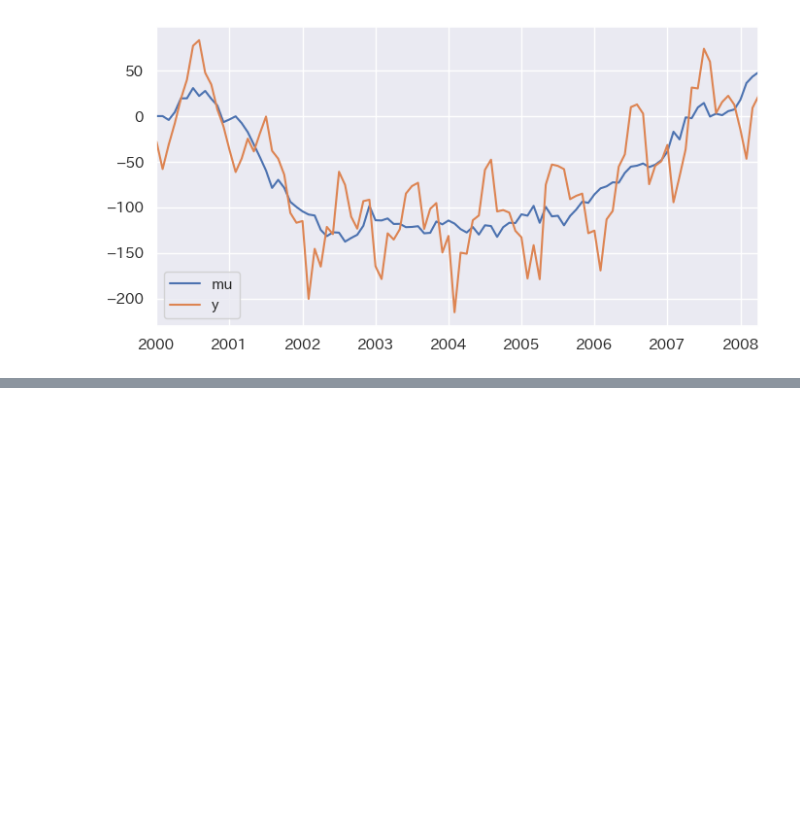
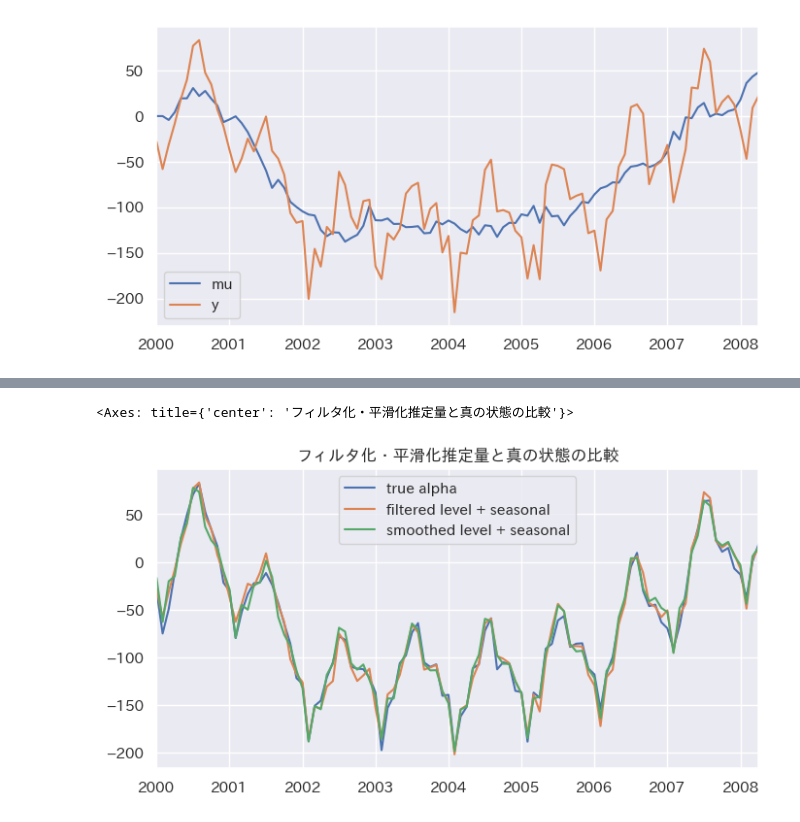
Before and after one commit to maton369/Python_Time_Series_Intro, a Jupyter notebook: 5-5-基本構造時系列モデル.ipynb, the cells around one changed output, grey strips where cells are left out. Cells and saved outputs as stored; diff of their text form; code cells hidden in the pictures; blank space fills up the shorter version.

```diff
--- a/5-5-基本構造時系列モデル.ipynb
+++ b/5-5-基本構造時系列モデル.ipynb
@@ -990,0 +1088,52 @@ bsts_df[["mu", "y"]].plot()
+# %%
+# ======================================================
+# 🎯 フィルタ化・平滑化推定量の比較（BSTSモデル）
+# ======================================================
+
+# ------------------------------------------------------
+# 🔹 1. データの準備
+# ------------------------------------------------------
+# フィルタ化推定量と平滑化推定量をそれぞれ加算（レベル＋季節成分）
+plot_df = pd.DataFrame(
+    {
+        "true alpha": bsts_df["alpha"],  # 真の状態
+        "filtered level + seasonal": (
+            res_bsts.level["filtered"] + res_bsts.seasonal["filtered"]
+        ),
+        "smoothed level + seasonal": (
+            res_bsts.level["smoothed"] + res_bsts.seasonal["smoothed"]
+        ),
+    }
+)
+
+# ------------------------------------------------------
+# 🔹 2. 可視化
+# ------------------------------------------------------
+plot_df.plot(title="フィルタ化・平滑化推定量と真の状態の比較")
+
+# ------------------------------------------------------
+# ✅ コメント（GitHubレビュー用）
+# ------------------------------------------------------
+# 本図では、季節変動を含むローカル線形トレンドモデル（BSTS型）の
+# 「状態推定結果」と「真の生成過程」を比較している。
+#
+# ▪ フィルタ化推定量（filtered）：
+#    時点 t の観測データまでを使って求めたオンライン推定。
+#
+# ▪ 平滑化推定量（smoothed）：
+#    全時点の観測データを用いて再推定したオフライン推定。
+#
+# ▪ 真の状態（true alpha）：
+#    シミュレーションで生成した真の潜在変数。
+#
+# 状態空間モデルでは、フィルタリングにカルマンフィルタを、
+# 平滑化にカルマンスムーザーを用いる。
+#
+# 一般に、平滑化推定量（青線）はフィルタ化推定量（橙線）よりも
+# 真の状態（黒線）に滑らかかつ近い形で一致する。
+#
+# これにより、構造時系列モデルがトレンド・季節・ノイズの
+# 3成分を動的に分離できていることを確認できる。
+# %% [output]
+<Axes: title={'center': 'フィルタ化・平滑化推定量と真の状態の比較'}>
+[figure, added]
```
Also changed, not shown: parts of 4 cells of this notebook.
